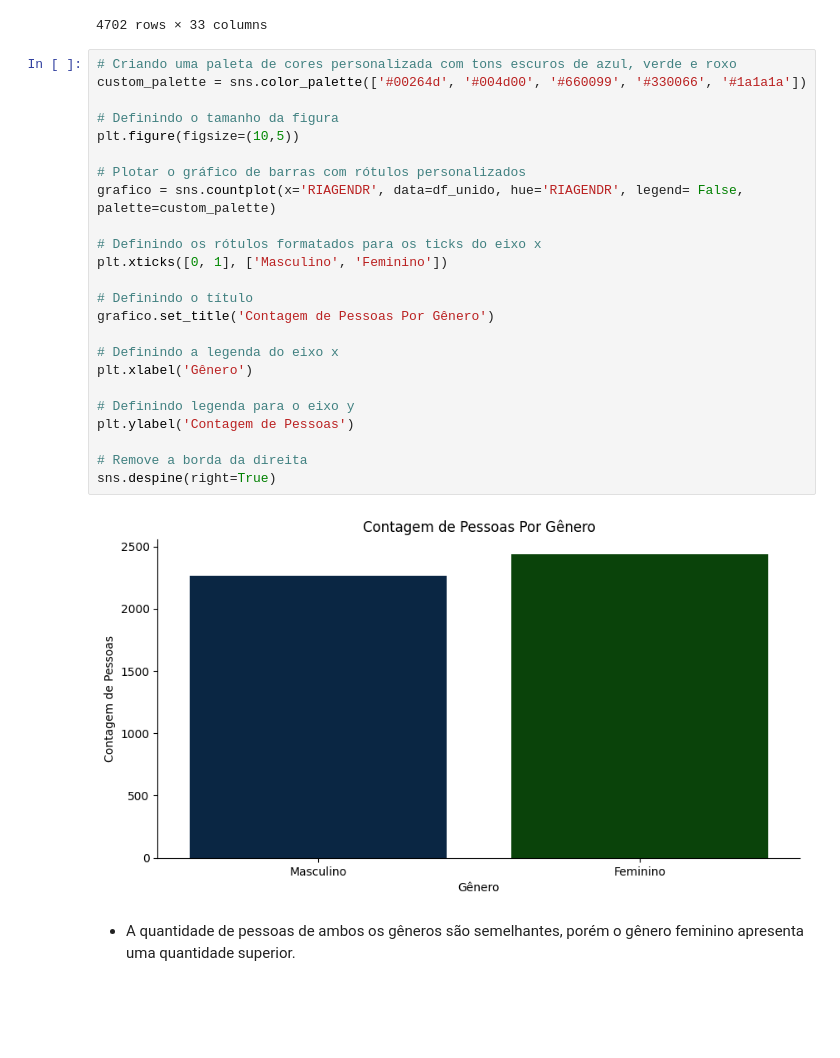
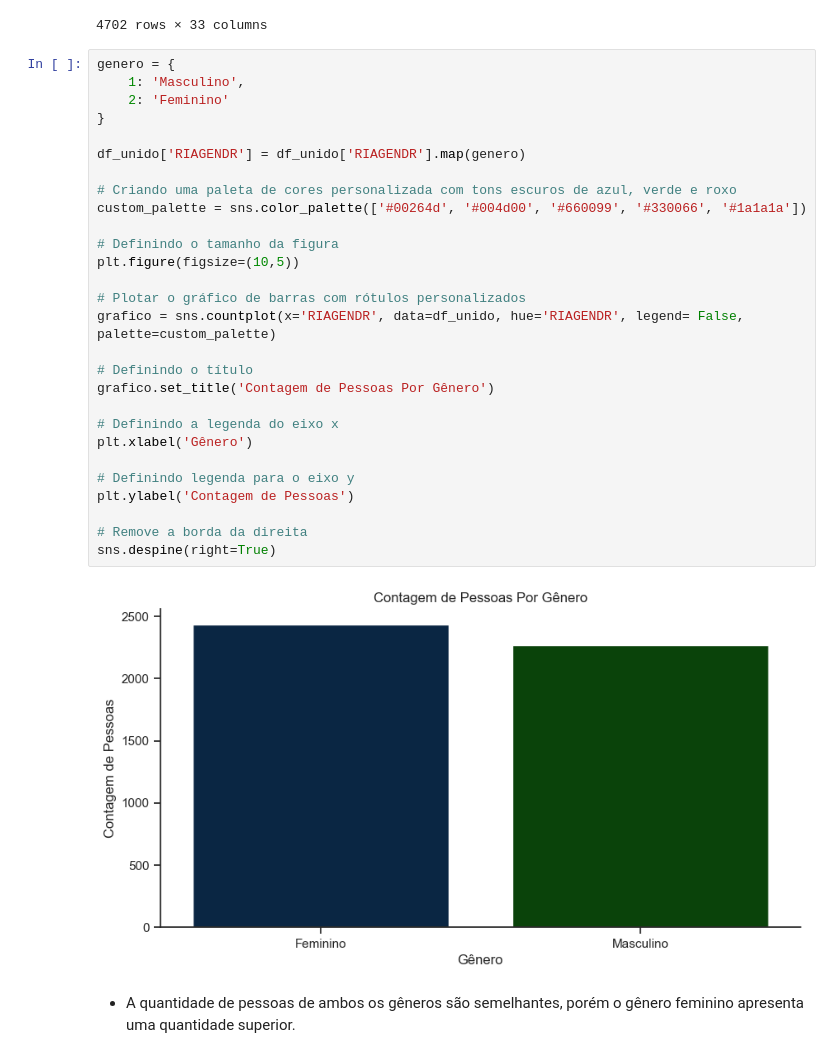
Before and after one commit to OtavioAroca/portfolio, a Jupyter notebook: depressao.ipynb, the cells around one changed output. Drawn from its saved outputs; the diff is of its cells as text; blank space fills up the shorter version.

```diff
--- a/depressao.ipynb
+++ b/depressao.ipynb
@@ -515,31 +515,35 @@ df_unido
 | 4799 | 41473 | 0.0 | 0.0 | 2.0 | 1.0 | 0.0 | 1.0 | 0.0 | 0.0 | 0.0 | ... | ... |
 4702 rows × 33 columns
 # %%
+genero = {
+    1: 'Masculino',
+    2: 'Feminino'
+}
+
+df_unido['RIAGENDR'] = df_unido['RIAGENDR'].map(genero)
+
 # Criando uma paleta de cores personalizada com tons escuros de azul, verde e roxo
 custom_palette = sns.color_palette(['#00264d', '#004d00', '#660099', '#330066', '#1a1a1a'])
 
 # Definindo o tamanho da figura
 plt.figure(figsize=(10,5))
 
 # Plotar o gráfico de barras com rótulos personalizados
 grafico = sns.countplot(x='RIAGENDR', data=df_unido, hue='RIAGENDR', legend= False, palette=custom_palette)
-
-# Definindo os rótulos formatados para os ticks do eixo x
-plt.xticks([0, 1], ['Masculino', 'Feminino'])
 
 # Definindo o título
 grafico.set_title('Contagem de Pessoas Por Gênero')
 
 # Definindo a legenda do eixo x
 plt.xlabel('Gênero')
 
 # Definindo legenda para o eixo y
 plt.ylabel('Contagem de Pessoas')
 
 # Remove a borda da direita
 sns.despine(right=True)
 # %% [output]
-[figure, old version]
+[figure, new version]
 # %% [markdown]
 - A quantidade de pessoas de ambos os gêneros são semelhantes, porém o gênero feminino apresenta uma quantidade superior.
 # %%
```
Also changed, not shown: parts of 19 cells of this notebook.
